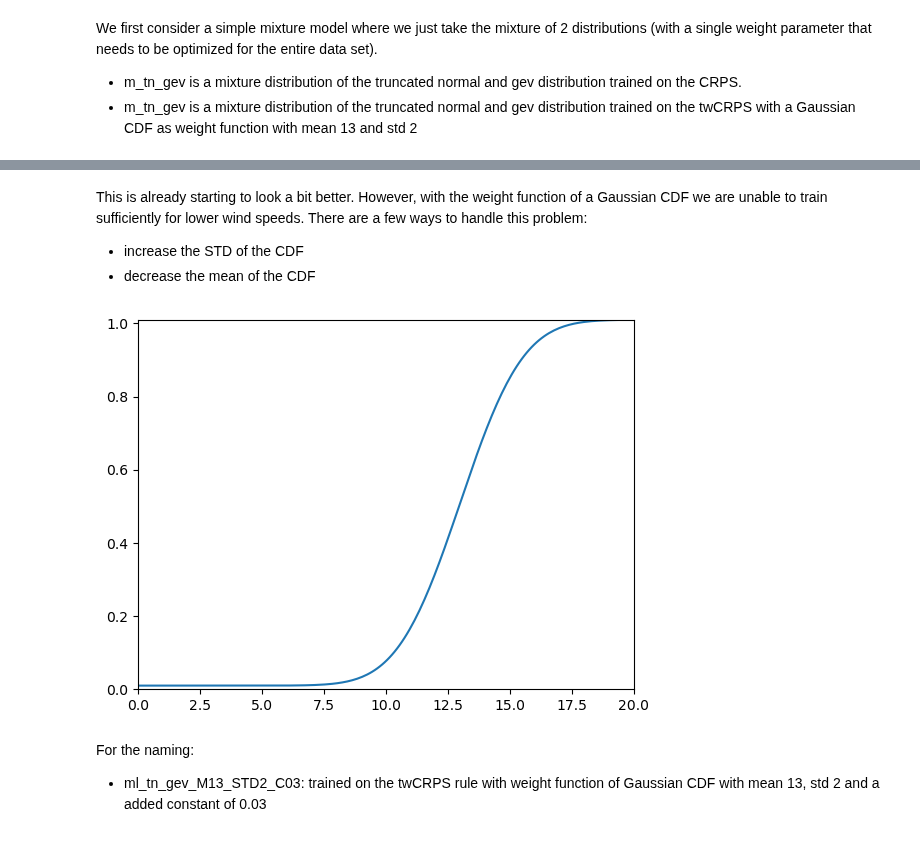
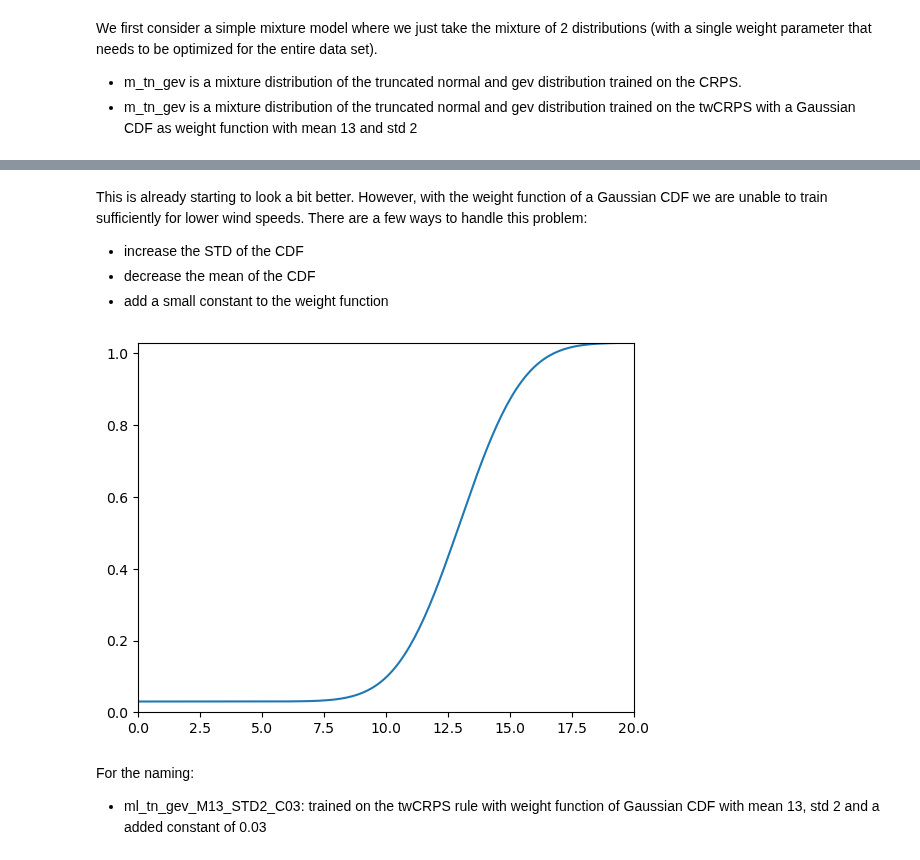
Before and after one commit to SimonHakvoort/thesiscode, a Jupyter notebook: src/emos_results/new_result.ipynb, the cells around one changed output, grey strips where cells are left out. Drawn from its saved outputs; the diff is of its cells as text; code cells hidden in the pictures.

```diff
--- a/src/emos_results/new_result.ipynb
+++ b/src/emos_results/new_result.ipynb
@@ -139,21 +203,22 @@ This is already starting to look a bit better. However, with the weight function
 
 - increase the STD of the CDF
 - decrease the mean of the CDF
+- add a small constant to the weight function
 # %%
 #plot a normal cdf
 values = np.linspace(0,20,200)
 loc = 13
 scale = 2
-constant = 0.01
+constant = 0.03
 normal = norm(loc=loc, scale=scale)
 y_values = normal.cdf(values) + constant
 
 plt.plot(values, y_values)
 plt.xlim([0,20])
 plt.ylim([0,1 + constant])
 plt.show()
 # %% [output]
-[figure, old version]
+[figure, new version]
 # %% [markdown]
 For the naming:
 
```
Also changed, not shown: parts of 32 cells of this notebook, 8 other files.
